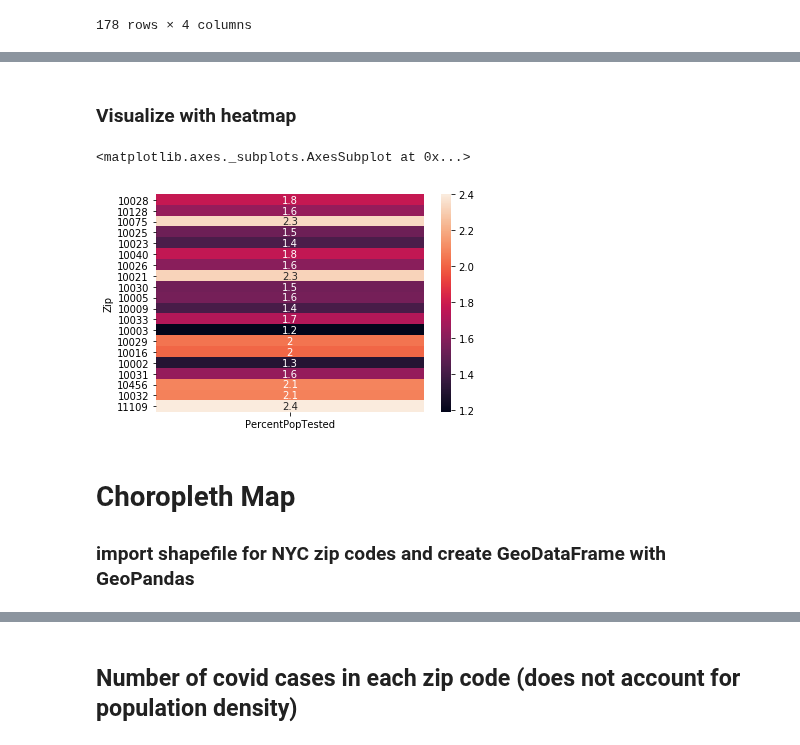
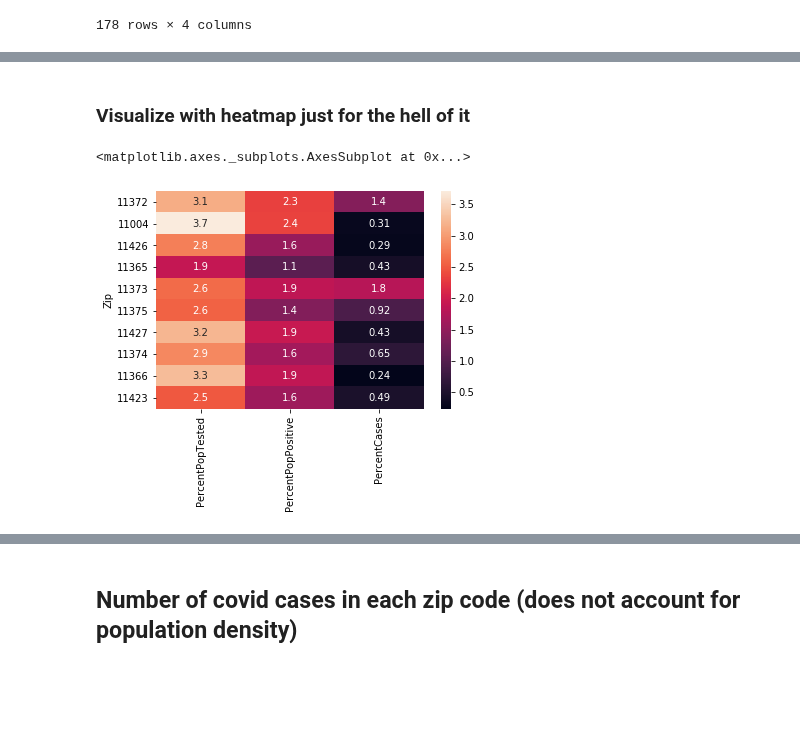
Before and after one commit to khyateed/covid-map-nyc, a Jupyter notebook: covid_testing_by_zip.ipynb, the cells around one changed output, grey strips where cells are left out. Drawn from its saved outputs; the diff is of its cells as text; code cells hidden in the pictures; blank space fills up the shorter version.

```diff
--- a/covid_testing_by_zip.ipynb
+++ b/covid_testing_by_zip.ipynb
@@ -81,5 +84,9 @@ test_df
 # %%
 merged = pd.merge(zip_pop_df, test_df, on='Zip')
 merged['Population'] = merged['Population'].str.replace(',','').astype(int)
-merged
+merged['PercentPopTested'] = ((merged['#Tested']/merged['Population'])*100).round(2)
+merged['PercentPopPositive'] = ((merged['#Positive']/merged['Population'])*100).round(2)
+totalCases = merged['#Positive'].sum()
+merged['PercentCases'] = ((merged['#Positive']/totalCases)*100).round(2)
+merged.sort_values('Population', ascending=False).head()
 # %% [output]
@@ -113,12 +126,9 @@ merged.sort_values('Population', ascending=False).head()
 # %% [markdown]
-### Visualize with heatmap
+### Visualize with heatmap just for the hell of it
 # %%
-heat = merged[['Zip', 'PercentPopTested']]
+heat = geo_merge[['Zip', 'PercentPopTested', 'PercentPopPositive', 'PercentCases']]
 heat.set_index('Zip', inplace=True)
-sns.heatmap(heat.head(20), annot=True)
+sns.heatmap(heat.head(10), annot=True)
 # %% [output]
 <matplotlib.axes._subplots.AxesSubplot at 0x...>
-[figure, old version]
+[figure, new version]
-# %% [markdown]
-# Choropleth Map
-### import shapefile for NYC zip codes and create GeoDataFrame with GeoPandas
```
Also changed, not shown: parts of 17 cells of this notebook, 7 other files.
